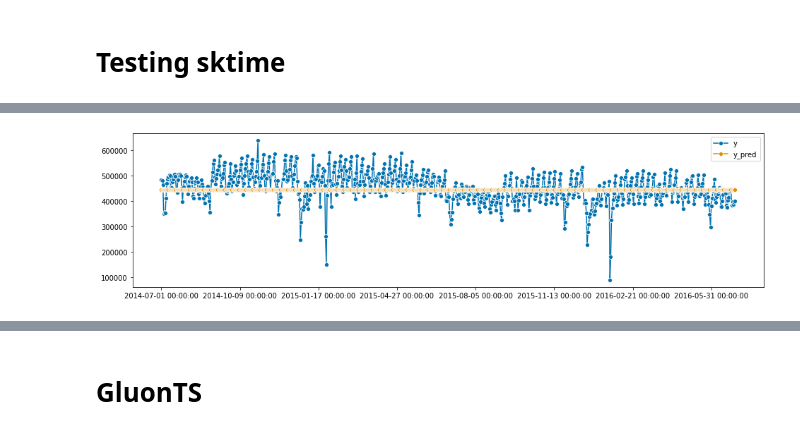
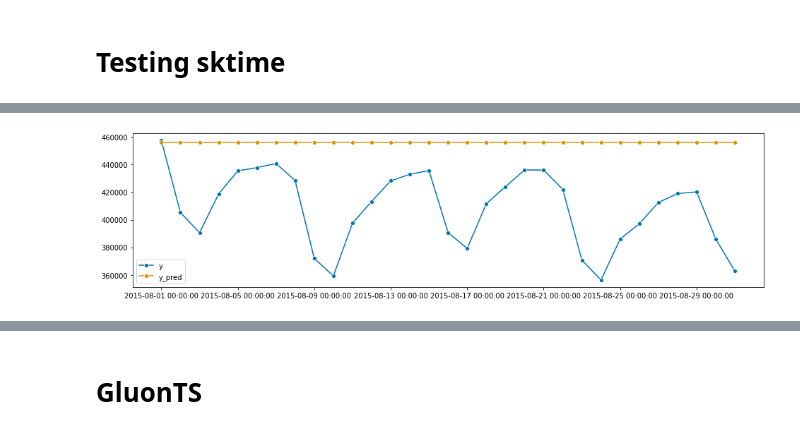
Before and after one commit to Data-drone/timeseries_mlflow, a Jupyter notebook: TimeSeries Forecast.ipynb, the cells around one changed output, grey strips where cells are left out. Saved outputs shown, nothing was run; the diff lists cells and outputs as text; code cells hidden in the pictures.

```diff
--- a/TimeSeries Forecast.ipynb
+++ b/TimeSeries Forecast.ipynb
@@ -100,0 +102,3 @@ time: 16.3 ms (started: 2021-07-30 01:35:23 +00:00)
+# %%
+train, val = starting_dataset.filter("pickup_date < '2015-08-01'").toPandas(), \
+                starting_dataset.filter("pickup_date >= '2015-08-01'").toPandas()
@@ -330,0 +335,6 @@ time: 8.41 ms (started: 2021-07-30 01:36:54 +00:00)
+# %%
+train_tr = pd.date_range(min(train.pickup_date), max(train.pickup_date))
+val_tr = pd.date_range(min(val.pickup_date), max(val.pickup_date))
+
+assert len(train) == len(train_tr)
+assert len(val) == len(val_tr)
@@ -330,0 +343,3 @@ time: 8.41 ms (started: 2021-07-30 01:36:54 +00:00)
+# %%
+train_skt_df = pd.Series(train['total_rides'].values, index=train_tr)
+val_skt_df = pd.Series(val['total_rides'].values, index=val_tr)
@@ -351,6 +364,6 @@ from sktime.forecasting.base import ForecastingHorizon
 
 #fh = ForecastingHorizon(test_sktime.index, is_relative=False)
 fh_period = ForecastingHorizon(
-    test_skt_df.index, is_relative=False
+    val_skt_df.index, is_relative=False
 )
 # %% [output]
@@ -375,4 +388,4 @@ time: 18.9 ms (started: 2021-07-30 01:36:55 +00:00)
 # %%
-fig, ax = plot_series(test_skt_df, preds, labels=["y", "y_pred"])
+fig, ax = plot_series(val_skt_df, preds, labels=["y", "y_pred"])
 # %% [output]
-[figure, old version]
+[figure, new version]
```
Also changed, not shown: parts of 68 cells of this notebook.
